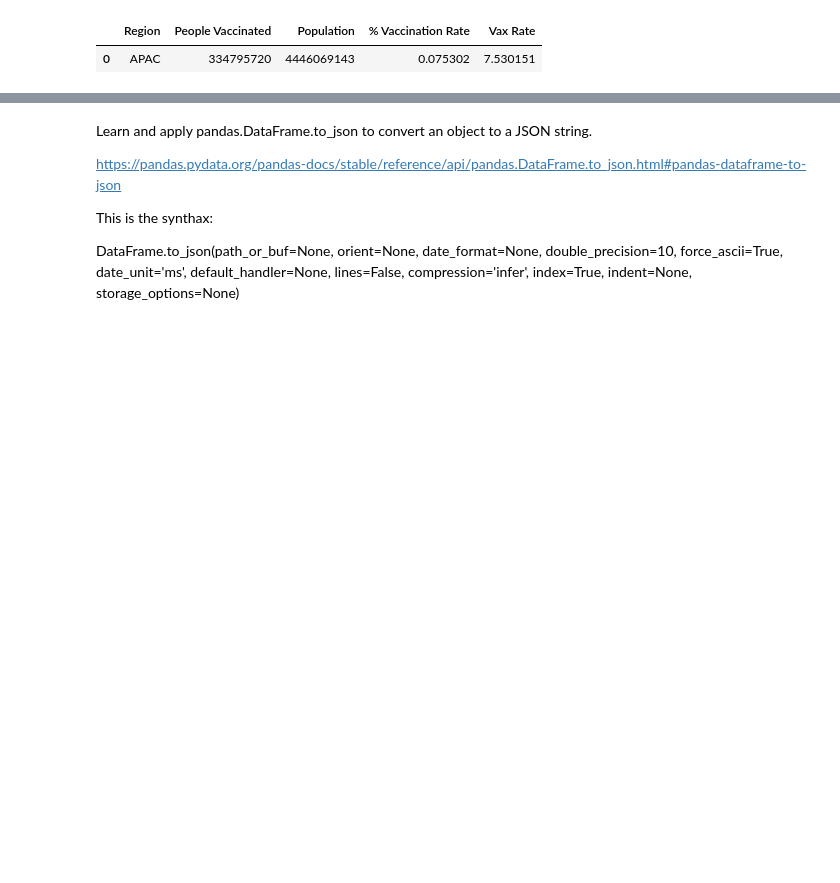
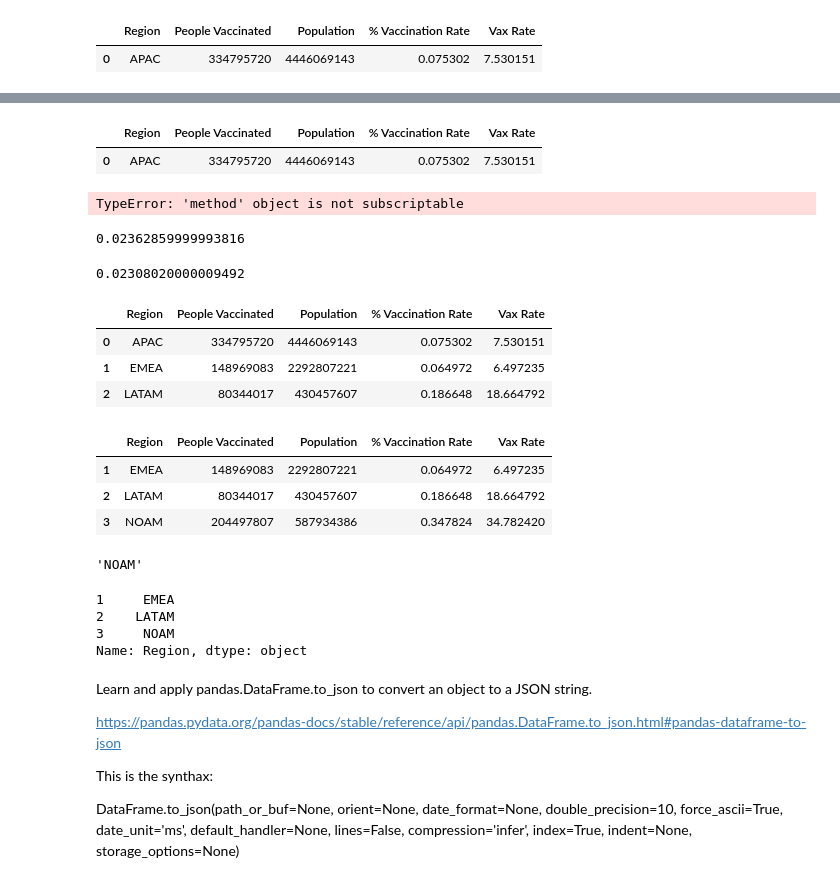
Before and after one commit to bossiilaria/Python, a Jupyter notebook: Working with Pandas.ipynb, the cells around one changed output, grey strips where cells are left out. Cells and saved outputs as stored; diff of their text form; code cells hidden in the pictures; blank space fills up the shorter version.

Commit message:
'FilterPandasDataFrames'

```diff
--- a/Working with Pandas.ipynb
+++ b/Working with Pandas.ipynb
@@ -84,0 +87,60 @@ newDF
+# %%
+newDF
+# %% [output]
+|  | Region | People Vaccinated | Population | % Vaccination Rate | Vax Rate |
+| 0 | APAC | 334795720 | 4446069143 | 0.075302 | 7.530151 |
+# %%
+#Note that QUERY doesn't work if there is a space in the column title:
+#We get TypeError: 'method' object is not subscriptable
+newDF = regionDF.query['People Vaccinated == 334795720']
+# %% [output]
+TypeError: 'method' object is not subscriptable
+# %%
+#Filtering by column values and loc gives the same output: which one is faster? Filtering by columns is faster
+import timeit
+code = """import pandas as pd
+regionDF = pd.read_excel('Vaccination_4_regions.xlsx')
+newDF = regionDF[(regionDF['People Vaccinated'] == 334795720) & (regionDF['Population'] == 4446069143)]"""
+
+execution_time = timeit.timeit(code, number=1)
+
+print(execution_time)
+# %% [output]
+0.02362859999993816
+# %%
+import timeit
+code = """import pandas as pd
+regionDF = pd.read_excel('Vaccination_4_regions.xlsx')
+newDF = regionDF.loc[(regionDF['People Vaccinated']== 334795720) & (regionDF['Population'] == 4446069143)]"""
+
+execution_time = timeit.timeit(code, number = 1)
+
+print(execution_time)
+# %% [output]
+0.02308020000009492
+# %%
+#N 4 FILTER PANDAS DATAFRAME BY ROW AND COLUMN POSITION WITH iloc
+regionDF.iloc[:3,] #First 3 rows
+# %% [output]
+|  | Region | People Vaccinated | Population | % Vaccination Rate | Vax Rate |
+| 0 | APAC | 334795720 | 4446069143 | 0.075302 | 7.530151 |
+| 1 | EMEA | 148969083 | 2292807221 | 0.064972 | 6.497235 |
+| 2 | LATAM | 80344017 | 430457607 | 0.186648 | 18.664792 |
+# %%
+regionDF.iloc[1:4,] #From second to fourth row
+# %% [output]
+|  | Region | People Vaccinated | Population | % Vaccination Rate | Vax Rate |
+| 1 | EMEA | 148969083 | 2292807221 | 0.064972 | 6.497235 |
+| 2 | LATAM | 80344017 | 430457607 | 0.186648 | 18.664792 |
+| 3 | NOAM | 204497807 | 587934386 | 0.347824 | 34.782420 |
+# %%
+regionDF.iloc[3,0]  #Third row first column
+# %% [output]
+'NOAM'
+# %%
+regionDF.iloc[1:4,0] #Second to fourth row and first column
+# %% [output]
+1     EMEA
+2    LATAM
+3     NOAM
+Name: Region, dtype: object
```
Also changed, not shown: parts of 17 cells of this notebook, 1 other file.
